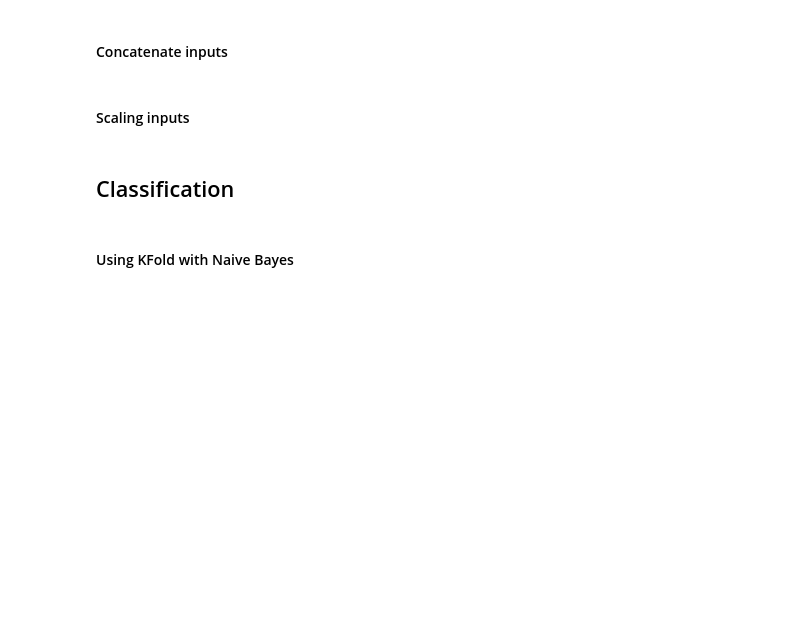
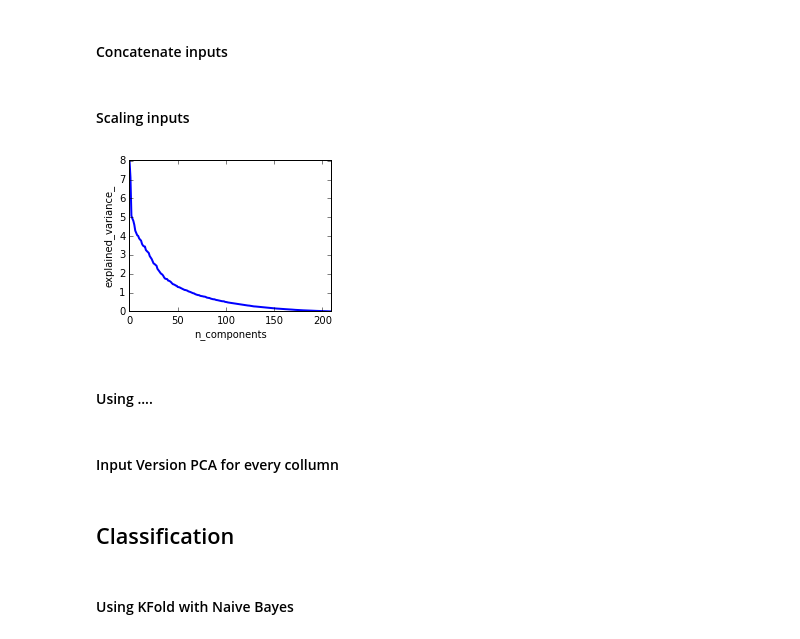
Before and after one commit to hugdiniz/SoccerMiningLeague, a Jupyter notebook: src/predict result one league one season with players.ipynb, the cells around one changed output. Drawn from its saved outputs; the diff is of its cells as text; code cells hidden in the pictures; blank space fills up the shorter version.

```diff
--- a/src/predict result one league one season with players.ipynb
+++ b/src/predict result one league one season with players.ipynb
@@ -99,7 +106,7 @@ teams = (teamsH + teamsA).toarray()
 #### Concatenate inputs
 # %%
 date = trainTest[:,[2]]
-inputs = np.concatenate((homeRateTeamPreprocessed,awayRateTeampreprocessed,teams), axis=1)
+inputs = np.concatenate((homeRateTeamPreprocessed,awayRateTeampreprocessed), axis=1)
 
 for playerRD in playersRD:
     inputs = np.concatenate((inputs,playerRD), axis=1)
@@ -107,3 +114,8 @@ for playerRD in playersRD:
 #### Scaling inputs
 # %%
 inputs = StandardScaler().fit_transform(inputs)
+plotPCASpectrum(inputs)
+# %% [output]
+[figure, added]
+# %% [markdown]
+#### Using ....
@@ -109,0 +124,2 @@ inputs = StandardScaler().fit_transform(inputs)
+# %% [markdown]
+#### Input Version PCA for every collumn
```
Also changed, not shown: parts of 18 cells of this notebook, 10 other files.
